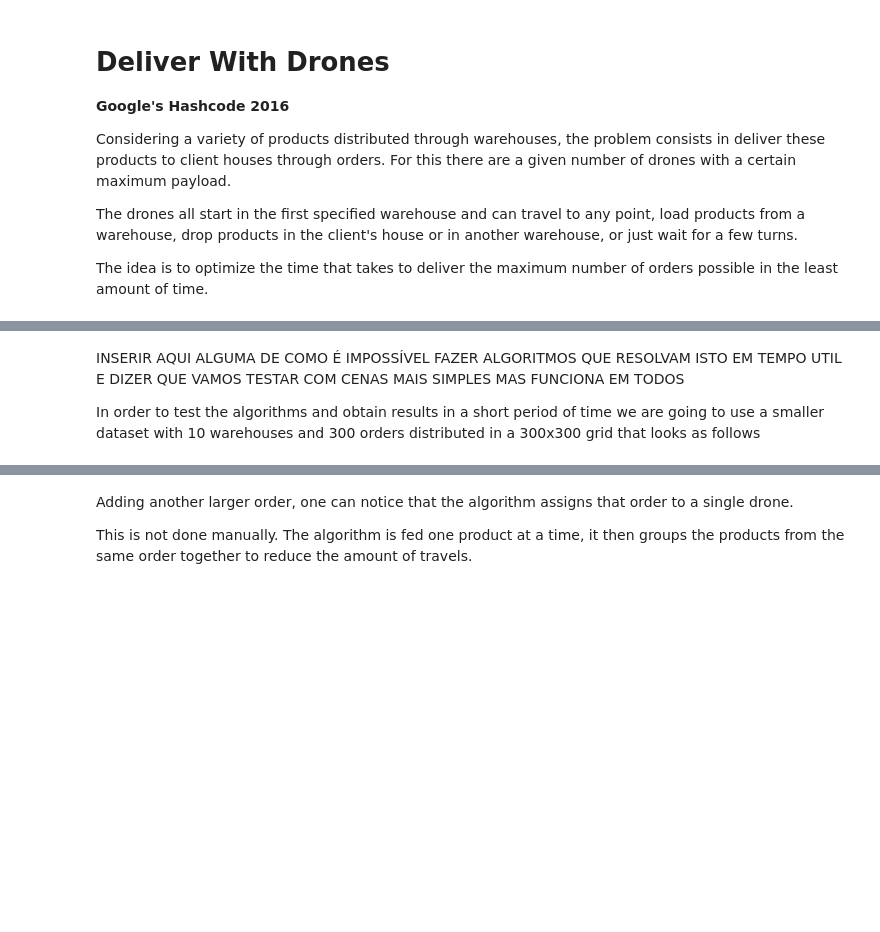
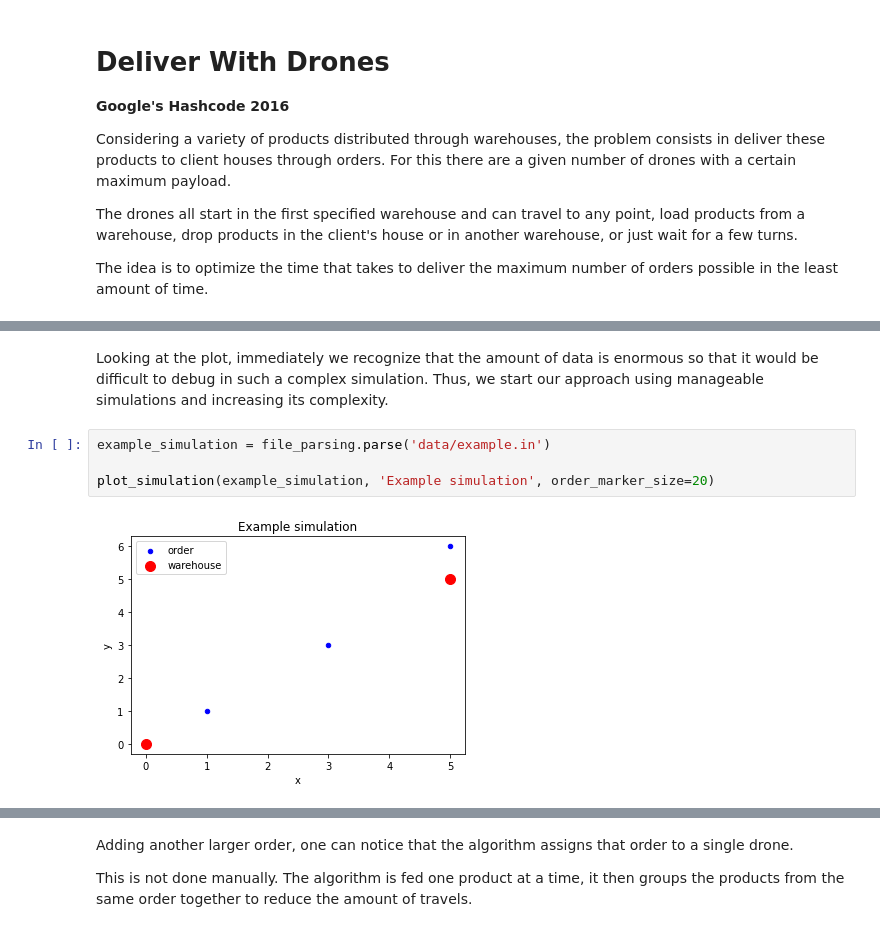
Before and after one commit to ctrlMarcio/feup-iart-proj1, a Jupyter notebook: delivery.ipynb, the cells around one changed output, grey strips where cells are left out. Cells and saved outputs as stored; diff of their text form; blank space fills up the shorter version.

Commit message:
Add results to notebook

```diff
--- a/delivery.ipynb
+++ b/delivery.ipynb
@@ -49,4 +60,8 @@ plot_simulation(busy_day_simulation)
-# %% [markdown]
-INSERIR AQUI ALGUMA DE COMO É IMPOSSÍVEL FAZER ALGORITMOS QUE RESOLVAM ISTO EM TEMPO UTIL E DIZER QUE VAMOS TESTAR COM CENAS MAIS SIMPLES MAS FUNCIONA EM TODOS
-
-In order to test the algorithms and obtain results in a short period of time we are going to use a smaller dataset with 10 warehouses and 300 orders distributed in a 300x300 grid that looks as follows
+# %% [markdown]
+Looking at the plot, immediately we recognize that the amount of data is enormous so that it would be difficult to debug in such a complex simulation. Thus, we start our approach using manageable simulations and increasing its complexity.
+# %%
+example_simulation = file_parsing.parse('data/example.in')
+
+plot_simulation(example_simulation, 'Example simulation', order_marker_size=20)
+# %% [output]
+[figure, added]
```
Also changed, not shown: parts of 24 cells of this notebook, 4 other files.
